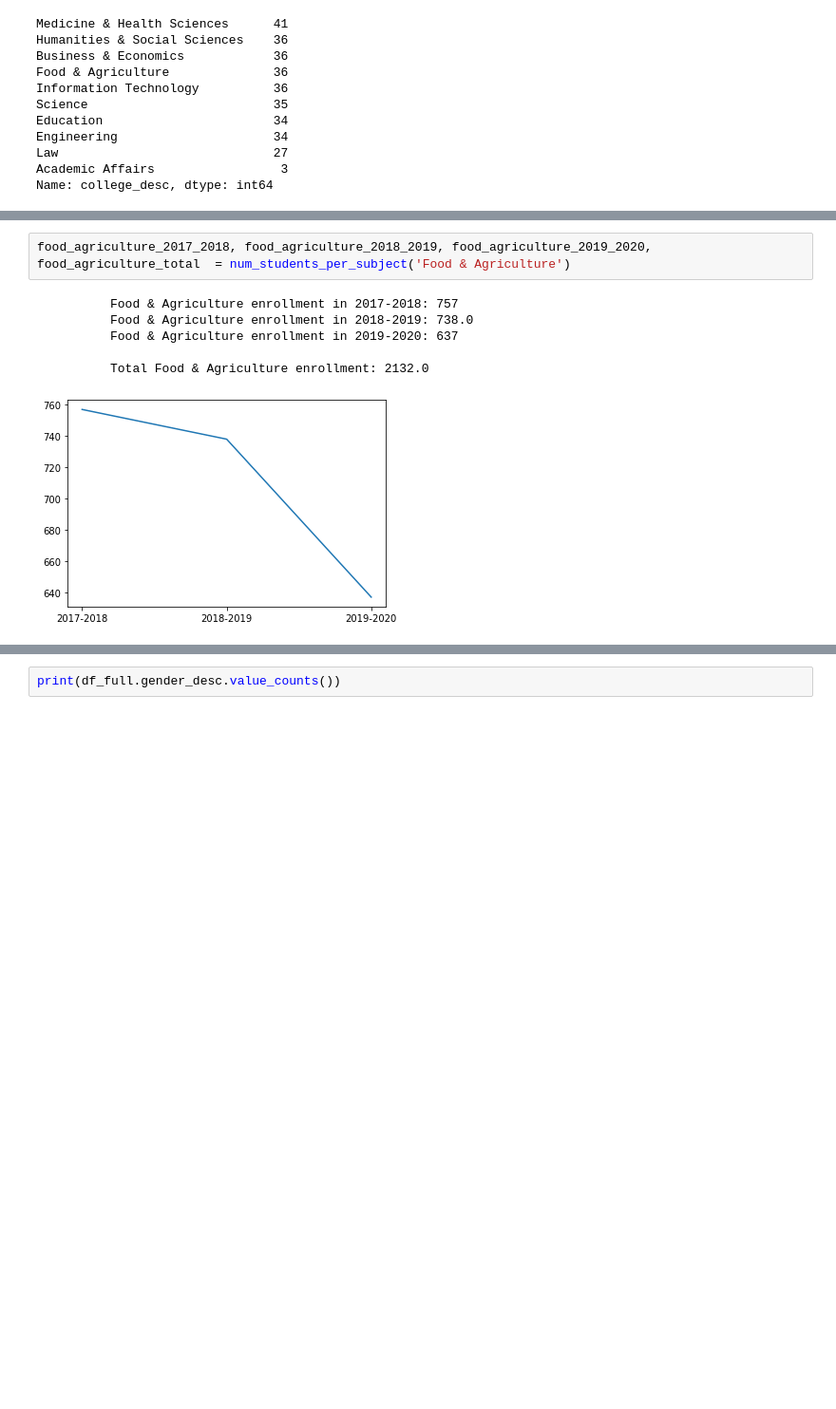
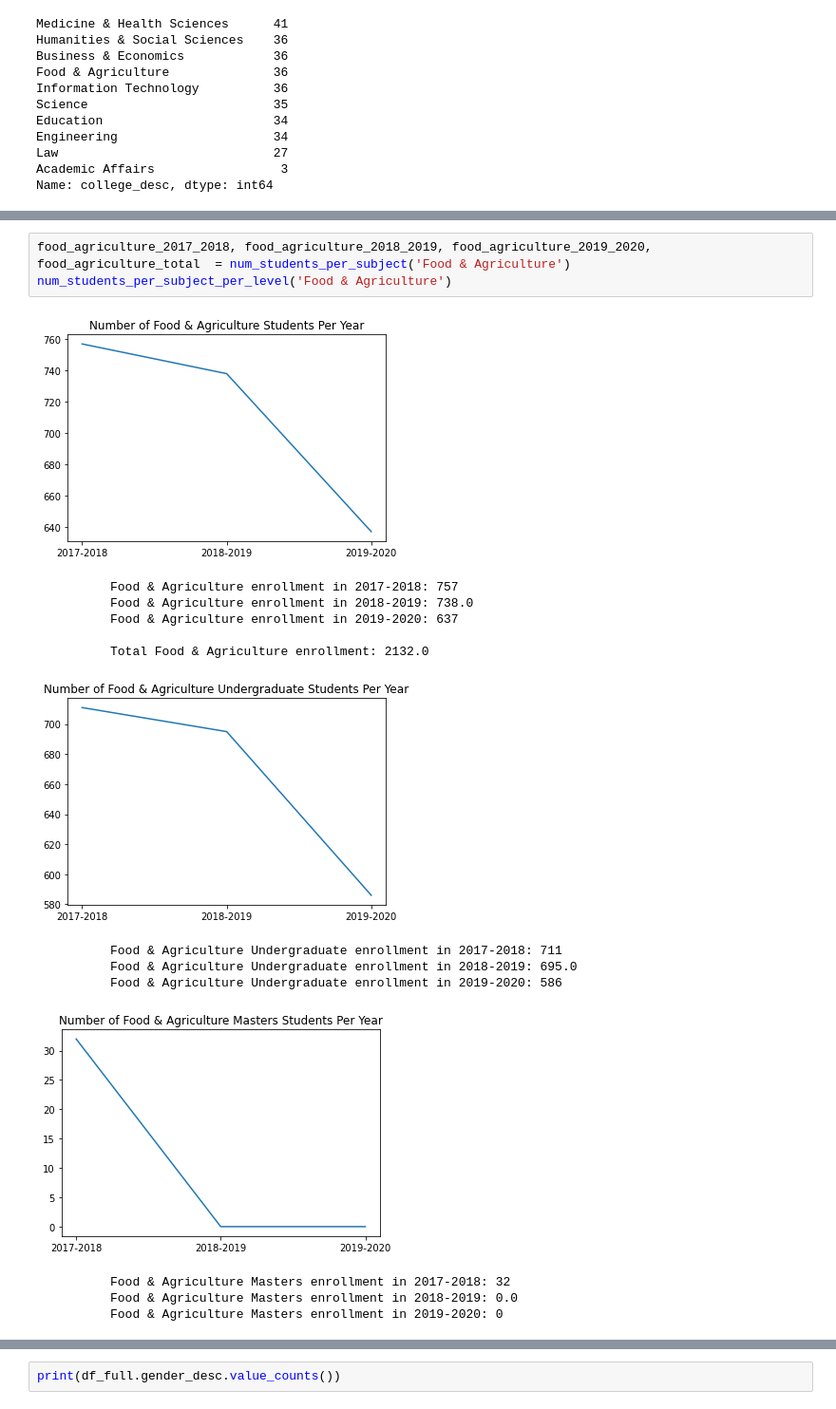
Before and after one commit to Motamensalih/Enrollment-Magnifier, a Jupyter notebook: main.ipynb, the cells around one changed output, grey strips where cells are left out. Shown at 95% size. Saved outputs shown, nothing was run; the diff lists cells and outputs as text; blank space fills up the shorter version.

```diff
--- a/main.ipynb
+++ b/main.ipynb
@@ -137,9 +263,18 @@ business_economics_2017_2018, business_economics_2018_2019, business_economics_2
 # %%
 food_agriculture_2017_2018, food_agriculture_2018_2019, food_agriculture_2019_2020, food_agriculture_total  = num_students_per_subject('Food & Agriculture')
+num_students_per_subject_per_level('Food & Agriculture')
 # %% [output]
+[figure, new version]
           Food & Agriculture enrollment in 2017-2018: 757
           Food & Agriculture enrollment in 2018-2019: 738.0
           Food & Agriculture enrollment in 2019-2020: 637
 
           Total Food & Agriculture enrollment: 2132.0
-[figure, old version]
+[figure, added]
+          Food & Agriculture Undergraduate enrollment in 2017-2018: 711
+          Food & Agriculture Undergraduate enrollment in 2018-2019: 695.0
+          Food & Agriculture Undergraduate enrollment in 2019-2020: 586
+[figure, added]
+          Food & Agriculture Masters enrollment in 2017-2018: 32
+          Food & Agriculture Masters enrollment in 2018-2019: 0.0
+          Food & Agriculture Masters enrollment in 2019-2020: 0
```
Also changed, not shown: parts of 16 cells of this notebook.
